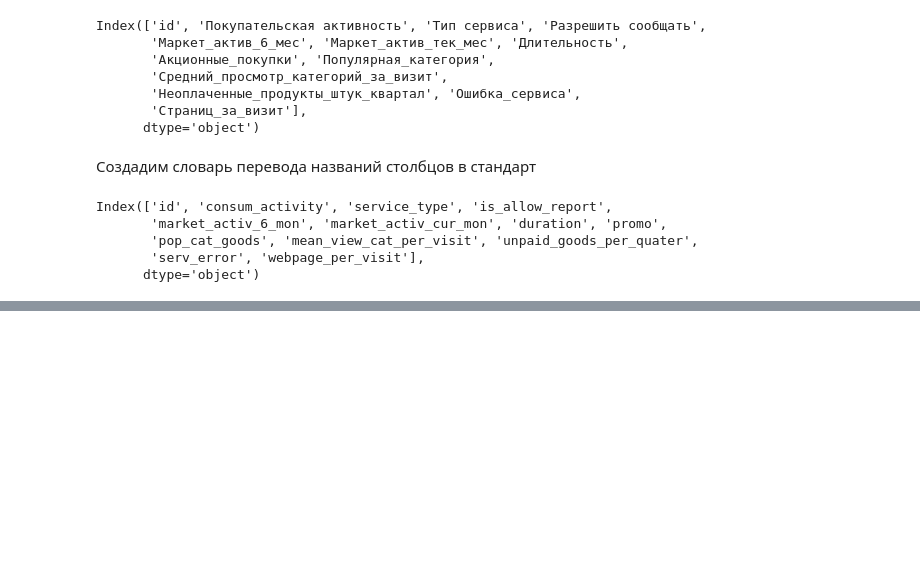
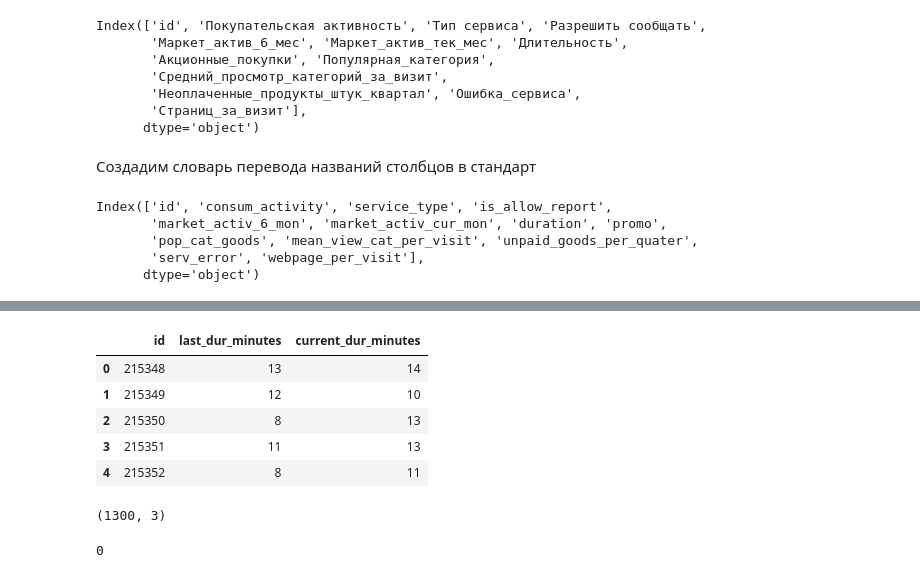
Before and after one commit to anthonypotekhin/studying, a Jupyter notebook: yandex_practicum/8_supervised_learning/sup_learn_proj.ipynb, the cells around one changed output, grey strips where cells are left out. Cells and saved outputs as stored; diff of their text form; code cells hidden in the pictures; blank space fills up the shorter version.

```diff
--- a/yandex_practicum/8_supervised_learning/sup_learn_proj.ipynb
+++ b/yandex_practicum/8_supervised_learning/sup_learn_proj.ipynb
@@ -231,0 +390,21 @@ Index(['id', 'consum_activity', 'service_type', 'is_allow_report',
+# %%
+market_time_df_tr = market_time_df.pivot_table(index='id', columns='Период', values='минут', aggfunc='sum').reset_index()
+market_time_df_tr.columns.name = None
+market_time_df_tr.columns = ['id', 'last_dur_minutes', 'current_dur_minutes']
+
+market_time_df_tr.head()
+# %% [output]
+|  | id | last_dur_minutes | current_dur_minutes |
+| 0 | 215348 | 13 | 14 |
+| 1 | 215349 | 12 | 10 |
+| 2 | 215350 | 8 | 13 |
+| 3 | 215351 | 11 | 13 |
+| 4 | 215352 | 8 | 11 |
+# %%
+market_time_df_tr.shape
+# %% [output]
+(1300, 3)
+# %%
+market_time_df_tr.duplicated().sum()
+# %% [output]
+0
```
Also changed, not shown: parts of 34 cells of this notebook.
